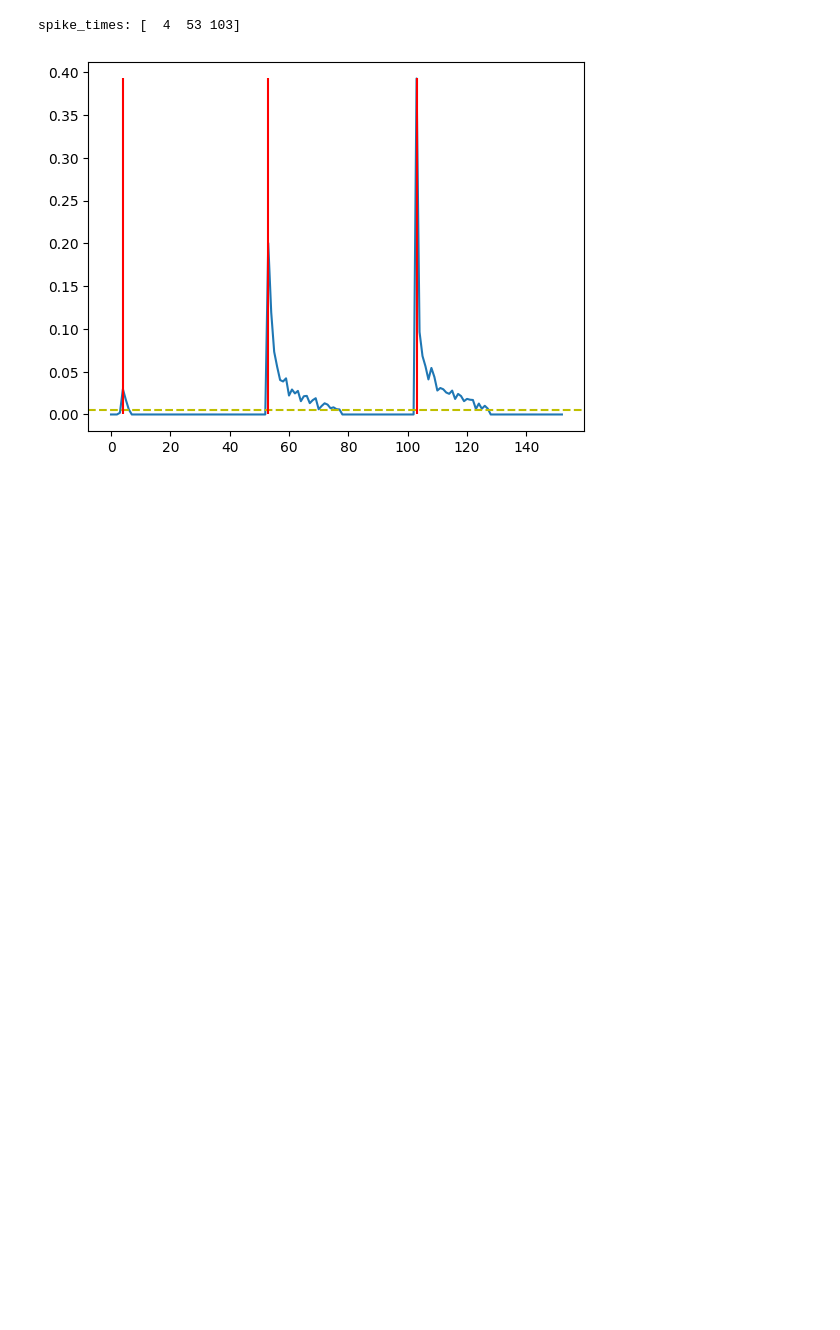
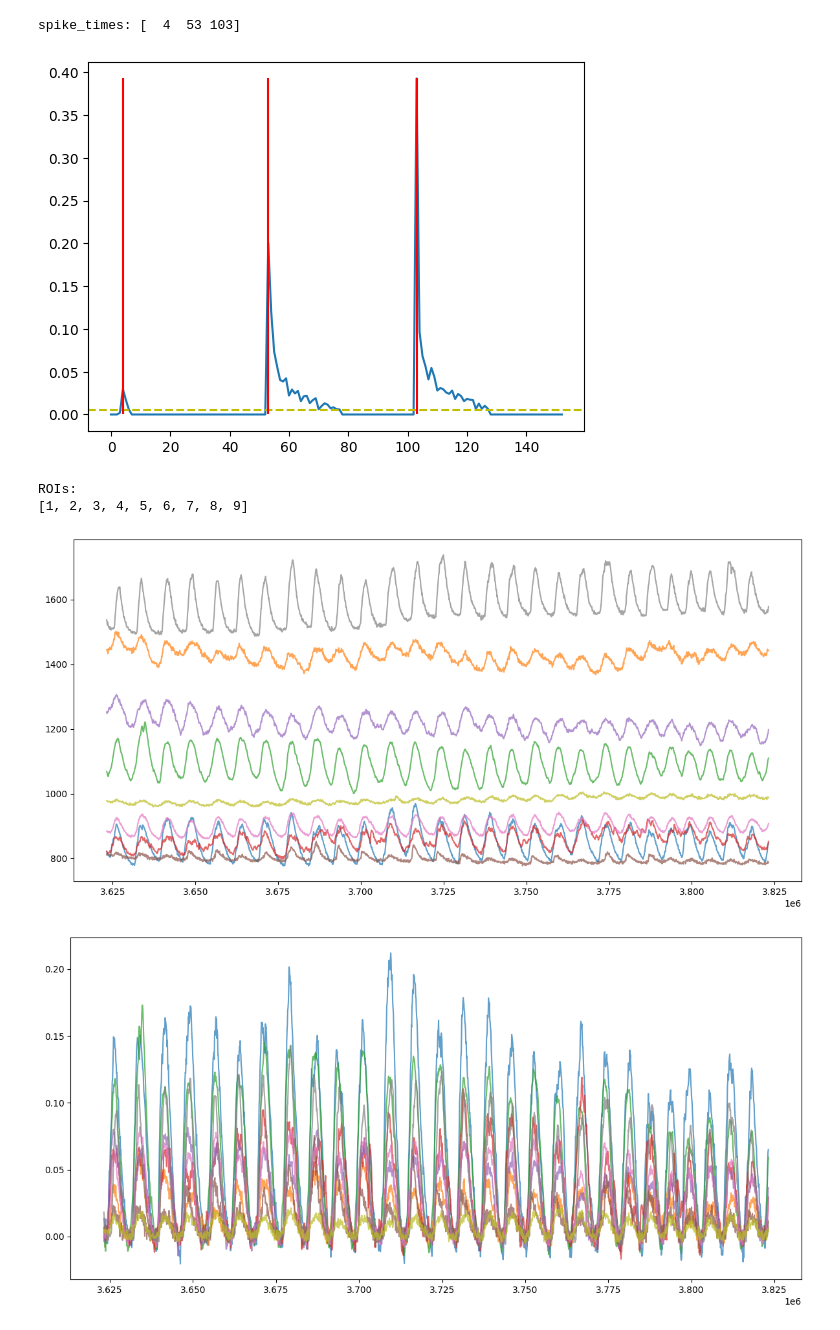
Before and after one commit to fdrgsp/cali, a Jupyter notebook: examples/examples_plot_from_database.ipynb, the cells around one changed output. Drawn from its saved outputs; the diff is of its cells as text; code cells hidden in the pictures; blank space fills up the shorter version.

```diff
--- a/examples/examples_plot_from_database.ipynb
+++ b/examples/examples_plot_from_database.ipynb
@@ -73,0 +155,12 @@ spike_times: [  4  53 103]
+# %%
+rois = list(range(1, 10))
+print("ROIs:", rois)
+raw = query_traces(5, rois, "raw_trace")
+dff = query_traces(5, rois, "dff")
+dec_dff = query_traces(5, rois, "dec_dff")
+spikes = query_traces(5, rois, "inferred_spikes")
+# %% [output]
+ROIs:
+[1, 2, 3, 4, 5, 6, 7, 8, 9]
+[figure, added]
+[figure, added]
```
Also changed, not shown: parts of 7 cells of this notebook, 8 other files.
